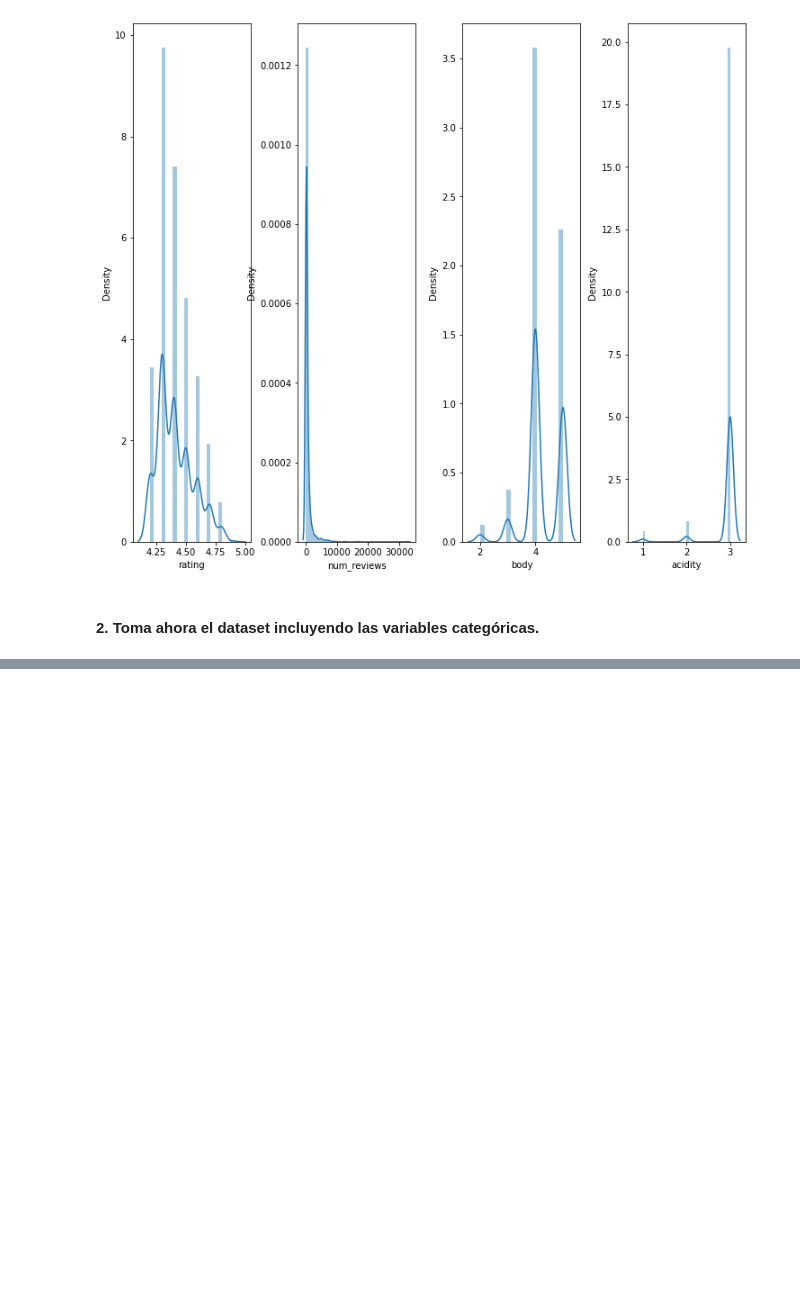
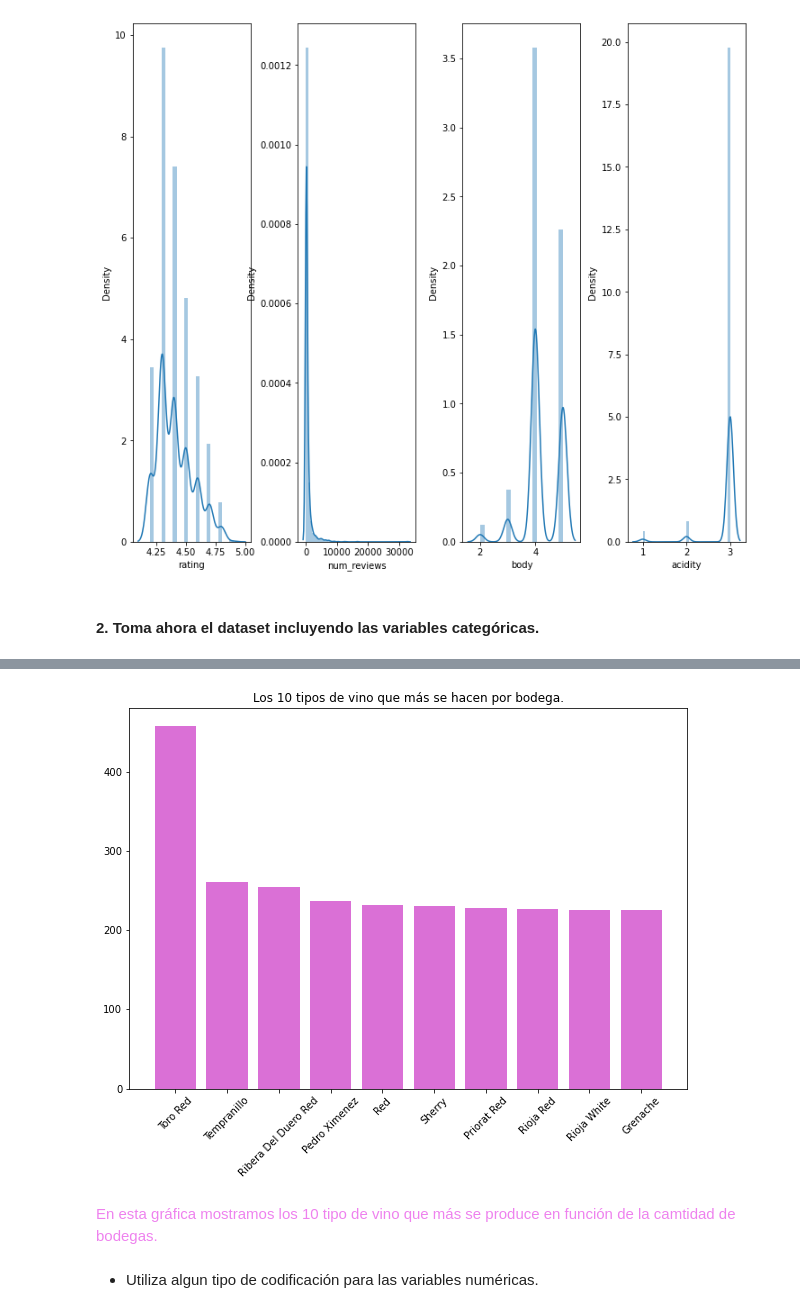
Before and after one commit to Adalab/DA-promo-A-module-3-pairprog-1-pair-3-Olivia-Laura, a Jupyter notebook: REGRESION/REGRESION_LINEAL_3/pair_regresion_3.ipynb, the cells around one changed output, grey strips where cells are left out. Drawn from its saved outputs; the diff is of its cells as text; code cells hidden in the pictures; blank space fills up the shorter version.

```diff
--- a/REGRESION/REGRESION_LINEAL_3/pair_regresion_3.ipynb
+++ b/REGRESION/REGRESION_LINEAL_3/pair_regresion_3.ipynb
@@ -212,0 +247,15 @@ SyntaxError: invalid syntax (4095020788.py, line 1)
+# %%
+x= vinos['type'].unique()[:10]
+y = vinos['winery'].value_counts()[:10]
+
+plt.figure()
+plt.xticks(rotation= 45)
+plt.title('Los 10 tipos de vino que más se hacen por bodega.')
+plt.bar(x,y, color ='orchid')
+plt.gcf().set_size_inches(10, 7)
+# %% [output]
+[figure, added]
+# %% [markdown]
+<font color = 'violet'> En esta gráfica mostramos los 10 tipo de vino que más se produce en función de la camtidad de bodegas.
+# %% [markdown]
+ - Utiliza algun tipo de codificación para las variables numéricas.
```
Also changed, not shown: parts of 13 cells of this notebook.
